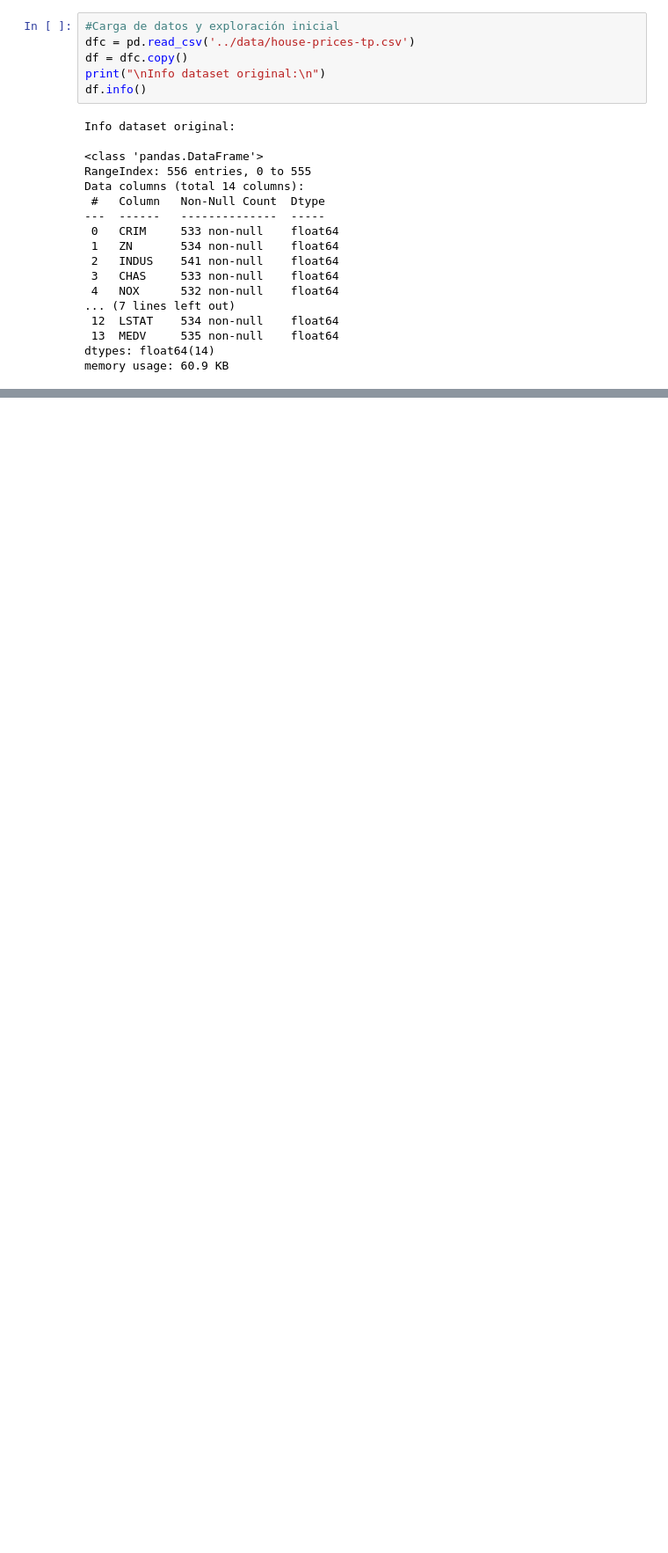
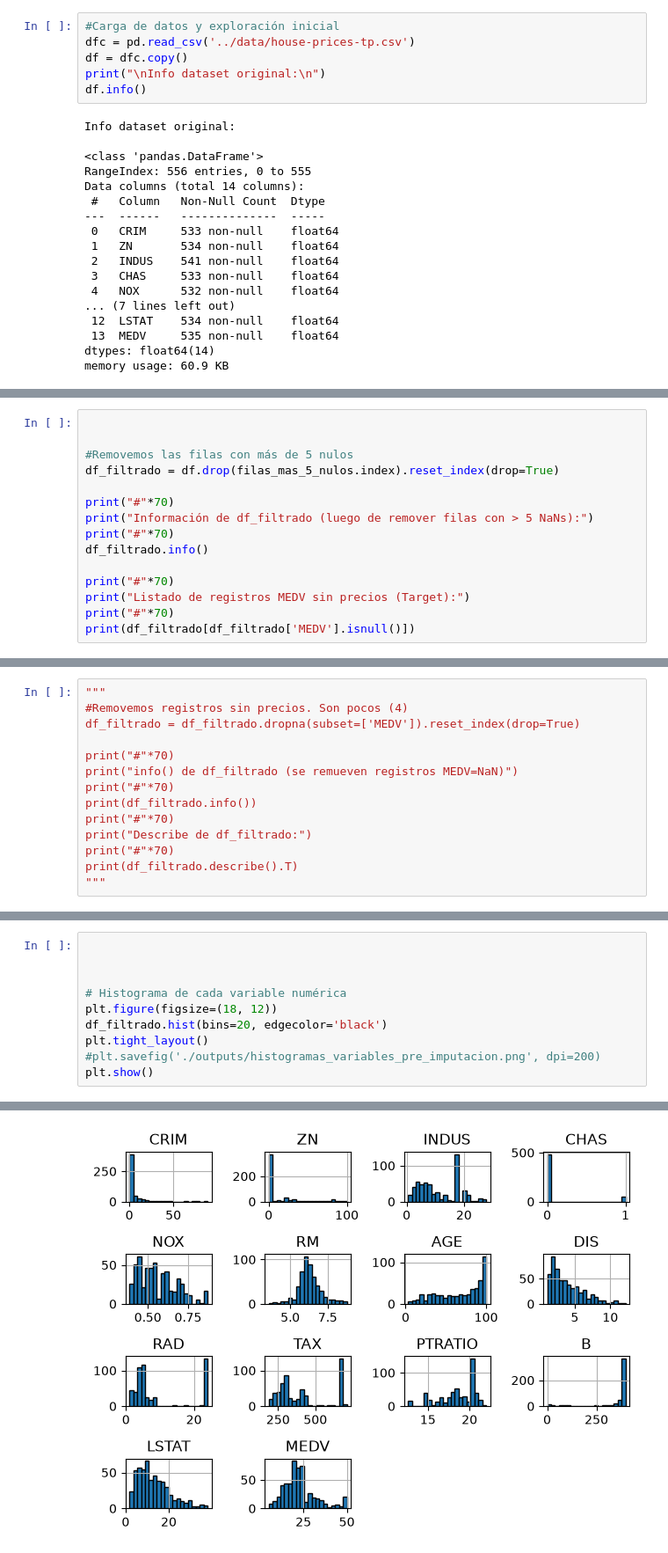
Before and after one commit to alejacos/TP_AA1_Acosta_Hauret_Rinaldi_Torres, a Jupyter notebook: TP_1/scr/EDA.ipynb, the cells around one changed output, grey strips where cells are left out. Shown at 88% size. Saved outputs shown, nothing was run; the diff lists cells and outputs as text; blank space fills up the shorter version.

```diff
--- a/TP_1/scr/EDA.ipynb
+++ b/TP_1/scr/EDA.ipynb
@@ -46,0 +140,15 @@ print(df.head(10))
+# %%
+
+
+#Removemos las filas con más de 5 nulos
+df_filtrado = df.drop(filas_mas_5_nulos.index).reset_index(drop=True)
+
+print("#"*70)
+print("Información de df_filtrado (luego de remover filas con > 5 NaNs):")
+print("#"*70)
+df_filtrado.info()
+
+print("#"*70)
+print("Listado de registros MEDV sin precios (Target):")
+print("#"*70)
+print(df_filtrado[df_filtrado['MEDV'].isnull()])
@@ -46,0 +173,14 @@ print(df.head(10))
+# %%
+"""
+#Removemos registros sin precios. Son pocos (4)
+df_filtrado = df_filtrado.dropna(subset=['MEDV']).reset_index(drop=True)
+
+print("#"*70)
+print("info() de df_filtrado (se remueven registros MEDV=NaN)")
+print("#"*70)
+print(df_filtrado.info())
+print("#"*70)
+print("Describe de df_filtrado:")
+print("#"*70)
+print(df_filtrado.describe().T)
+"""
@@ -46,0 +218,11 @@ print(df.head(10))
+# %%
+
+
+
+# Histograma de cada variable numérica
+plt.figure(figsize=(18, 12))
+df_filtrado.hist(bins=20, edgecolor='black')
+plt.tight_layout()
+#plt.savefig('./outputs/histogramas_variables_pre_imputacion.png', dpi=200)
+plt.show()
+# %% [output]
@@ -46,0 +231 @@ print(df.head(10))
+[figure, added]
```
Also changed, not shown: parts of 17 cells of this notebook.
